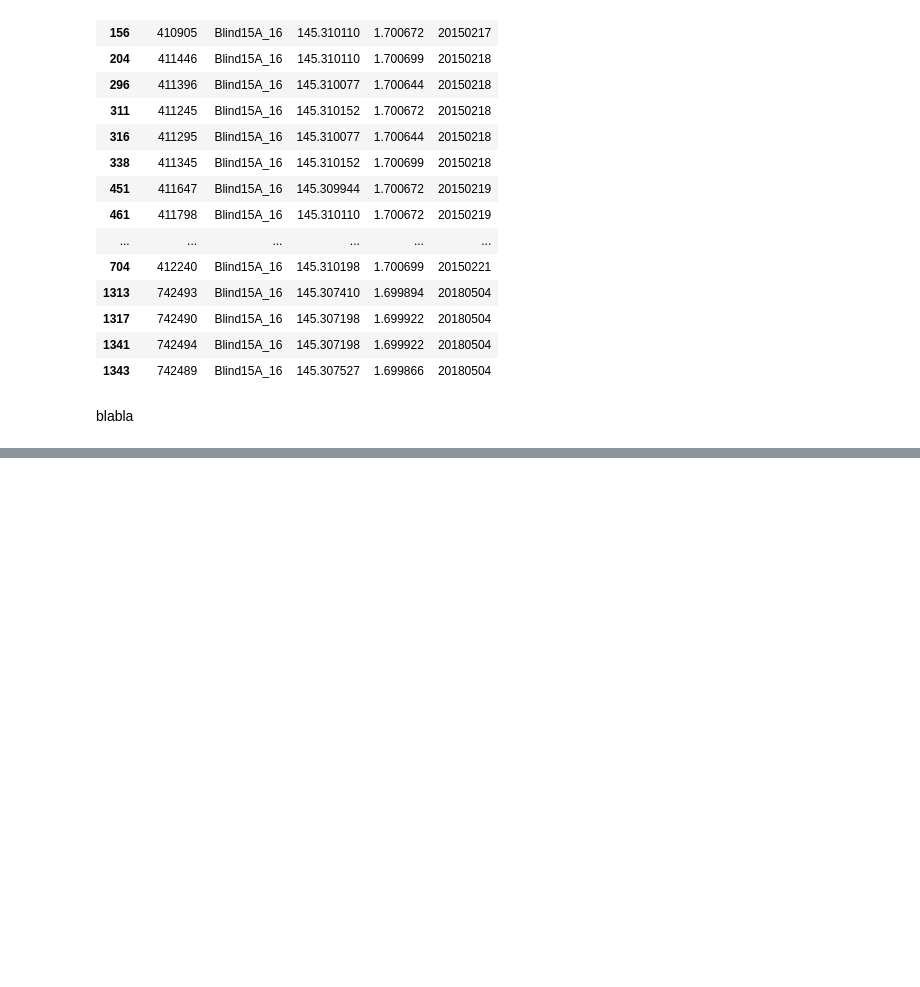
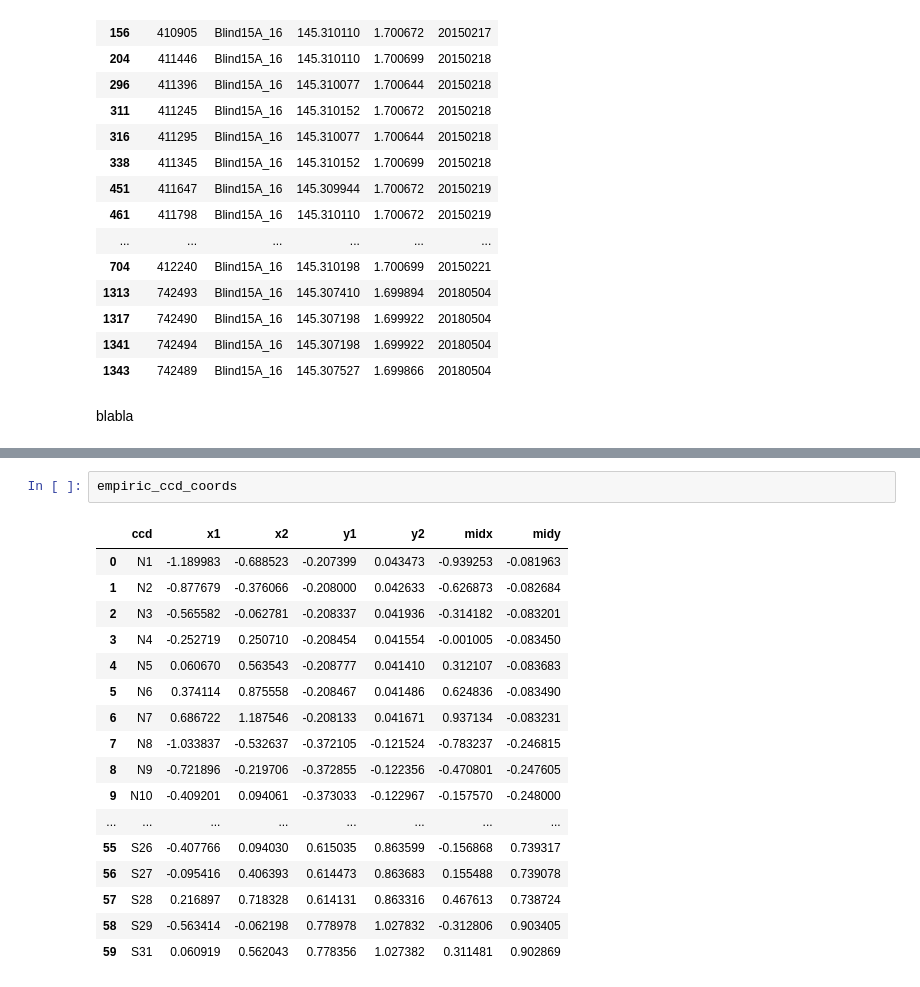
Before and after one commit to PauCaBu/LSST_notebooks, a Jupyter notebook: Seeing.ipynb, the cells around one changed output, grey strips where cells are left out. Saved outputs shown, nothing was run; the diff lists cells and outputs as text; blank space fills up the shorter version.

```diff
--- a/Seeing.ipynb
+++ b/Seeing.ipynb
@@ -253,0 +306,20 @@ t
+# %%
+empiric_ccd_coords
+# %% [output]
+|  | ccd | x1 | x2 | y1 | y2 | midx | midy |
+| 0 | N1 | -1.189983 | -0.688523 | -0.207399 | 0.043473 | -0.939253 | -0.081963 |
+| 1 | N2 | -0.877679 | -0.376066 | -0.208000 | 0.042633 | -0.626873 | -0.082684 |
+| 2 | N3 | -0.565582 | -0.062781 | -0.208337 | 0.041936 | -0.314182 | -0.083201 |
+| 3 | N4 | -0.252719 | 0.250710 | -0.208454 | 0.041554 | -0.001005 | -0.083450 |
+| 4 | N5 | 0.060670 | 0.563543 | -0.208777 | 0.041410 | 0.312107 | -0.083683 |
+| 5 | N6 | 0.374114 | 0.875558 | -0.208467 | 0.041486 | 0.624836 | -0.083490 |
+| 6 | N7 | 0.686722 | 1.187546 | -0.208133 | 0.041671 | 0.937134 | -0.083231 |
+| 7 | N8 | -1.033837 | -0.532637 | -0.372105 | -0.121524 | -0.783237 | -0.246815 |
+| 8 | N9 | -0.721896 | -0.219706 | -0.372855 | -0.122356 | -0.470801 | -0.247605 |
+| 9 | N10 | -0.409201 | 0.094061 | -0.373033 | -0.122967 | -0.157570 | -0.248000 |
+| ... | ... | ... | ... | ... | ... | ... | ... |
+| 55 | S26 | -0.407766 | 0.094030 | 0.615035 | 0.863599 | -0.156868 | 0.739317 |
+| 56 | S27 | -0.095416 | 0.406393 | 0.614473 | 0.863683 | 0.155488 | 0.739078 |
+| 57 | S28 | 0.216897 | 0.718328 | 0.614131 | 0.863316 | 0.467613 | 0.738724 |
+| 58 | S29 | -0.563414 | -0.062198 | 0.778978 | 1.027832 | -0.312806 | 0.903405 |
+| 59 | S31 | 0.060919 | 0.562043 | 0.778356 | 1.027382 | 0.311481 | 0.902869 |
```
Also changed, not shown: parts of 15 cells of this notebook.
